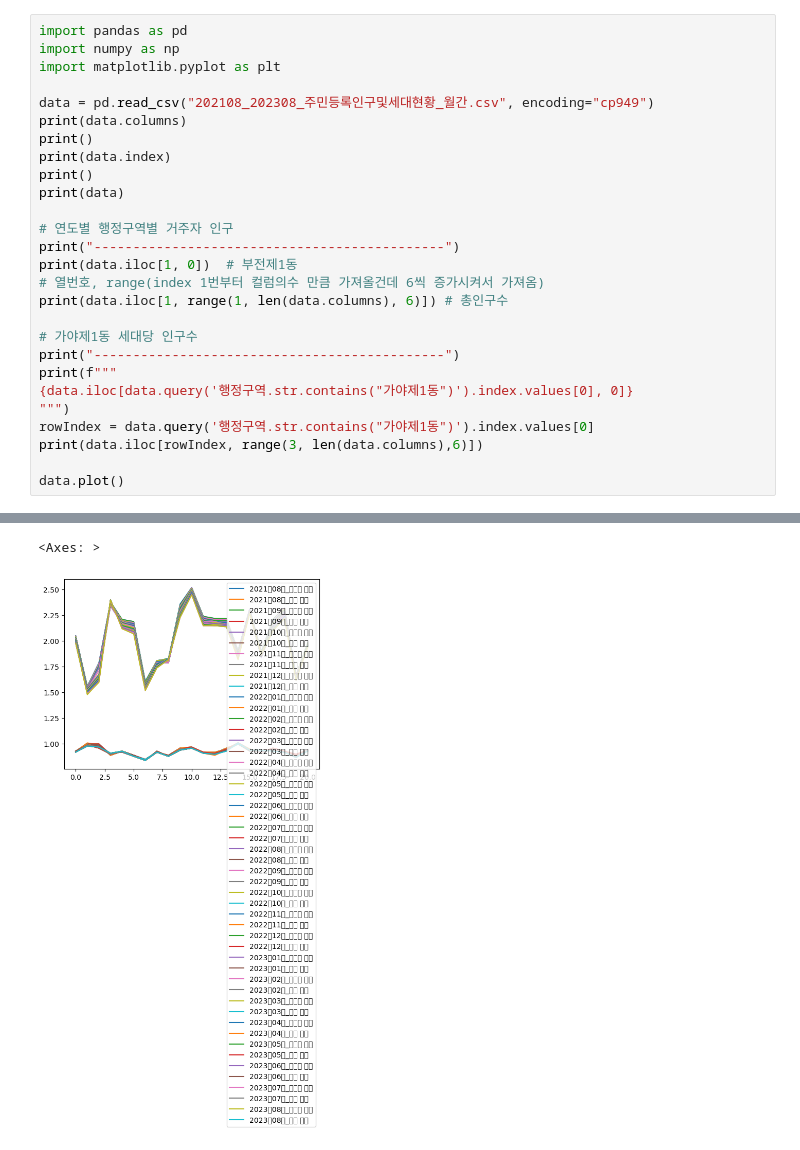
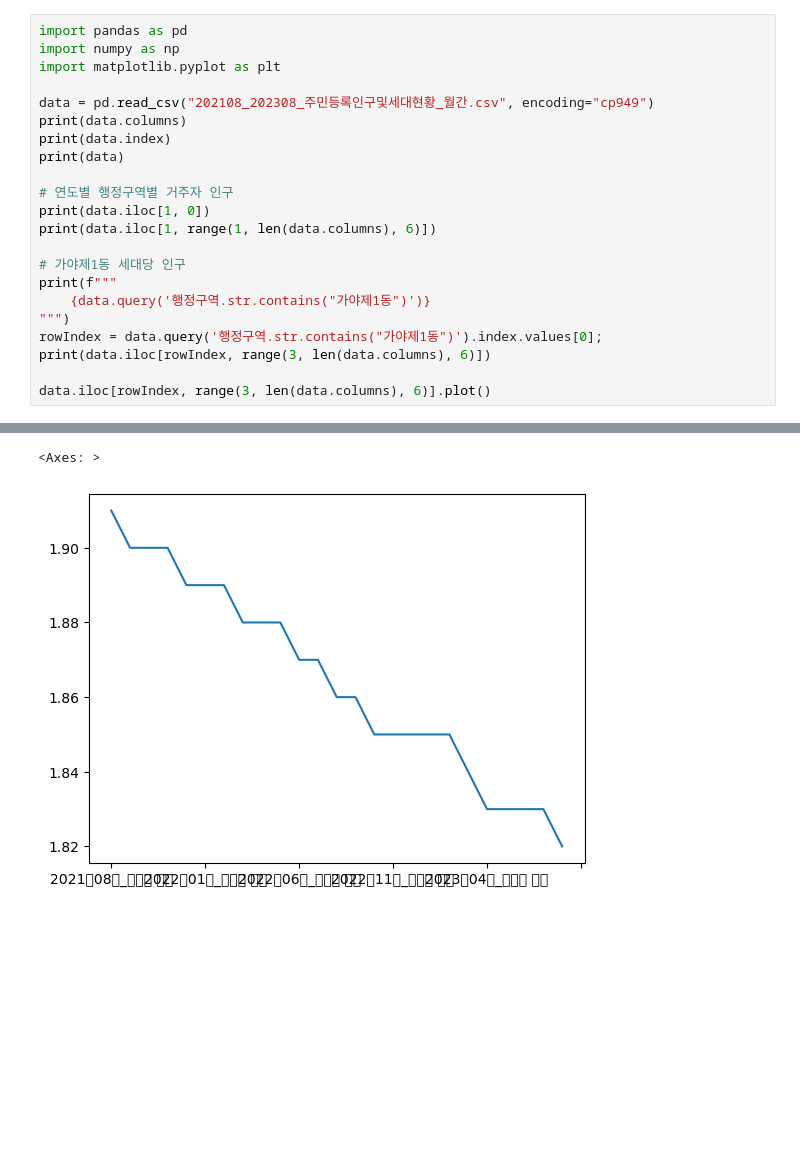
Before and after one commit to gzero1016/aws_python_basic, a Jupyter notebook: population/Main.ipynb, the cells around one changed output, grey strips where cells are left out. Cells and saved outputs as stored; diff of their text form; blank space fills up the shorter version.

```diff
--- a/population/Main.ipynb
+++ b/population/Main.ipynb
@@ -5,26 +5,21 @@ import matplotlib.pyplot as plt
 
 data = pd.read_csv("202108_202308_주민등록인구및세대현황_월간.csv", encoding="cp949")
 print(data.columns)
-print()
 print(data.index)
-print()
 print(data)
 
 # 연도별 행정구역별 거주자 인구
-print("---------------------------------------------")
-print(data.iloc[1, 0])  # 부전제1동
-# 열번호, range(index 1번부터 컬럼의수 만큼 가져올건데 6씩 증가시켜서 가져옴)
-print(data.iloc[1, range(1, len(data.columns), 6)]) # 총인구수
+print(data.iloc[1, 0])
+print(data.iloc[1, range(1, len(data.columns), 6)])
 
-# 가야제1동 세대당 인구수
-print("---------------------------------------------")
+# 가야제1동 세대당 인구
 print(f"""
-{data.iloc[data.query('행정구역.str.contains("가야제1동")').index.values[0], 0]}
+    {data.query('행정구역.str.contains("가야제1동")')}
 """)
-rowIndex = data.query('행정구역.str.contains("가야제1동")').index.values[0]
-print(data.iloc[rowIndex, range(3, len(data.columns),6)])
+rowIndex = data.query('행정구역.str.contains("가야제1동")').index.values[0];
+print(data.iloc[rowIndex, range(3, len(data.columns), 6)])
 
-data.plot()
+data.iloc[rowIndex, range(3, len(data.columns), 6)].plot()
 # %% [output]
 Index(['행정구역', '2021년08월_총인구수', '2021년08월_세대수', '2021년08월_세대당 인구',
        '2021년08월_남자 인구수', '2021년08월_여자 인구수', '2021년08월_남여 비율', '2021년09월_총인구수',
@@ -42,6 +37,6 @@ RangeIndex(start=0, stop=21, step=1)
 2023년06월_세대당 인구    1.83
 2023년07월_세대당 인구    1.83
 2023년08월_세대당 인구    1.82
 Name: 14, dtype: object
 <Axes: >
-[figure, old version]
+[figure, new version]
```
Also changed, not shown: parts of 1 cell of this notebook, 53 other files.
